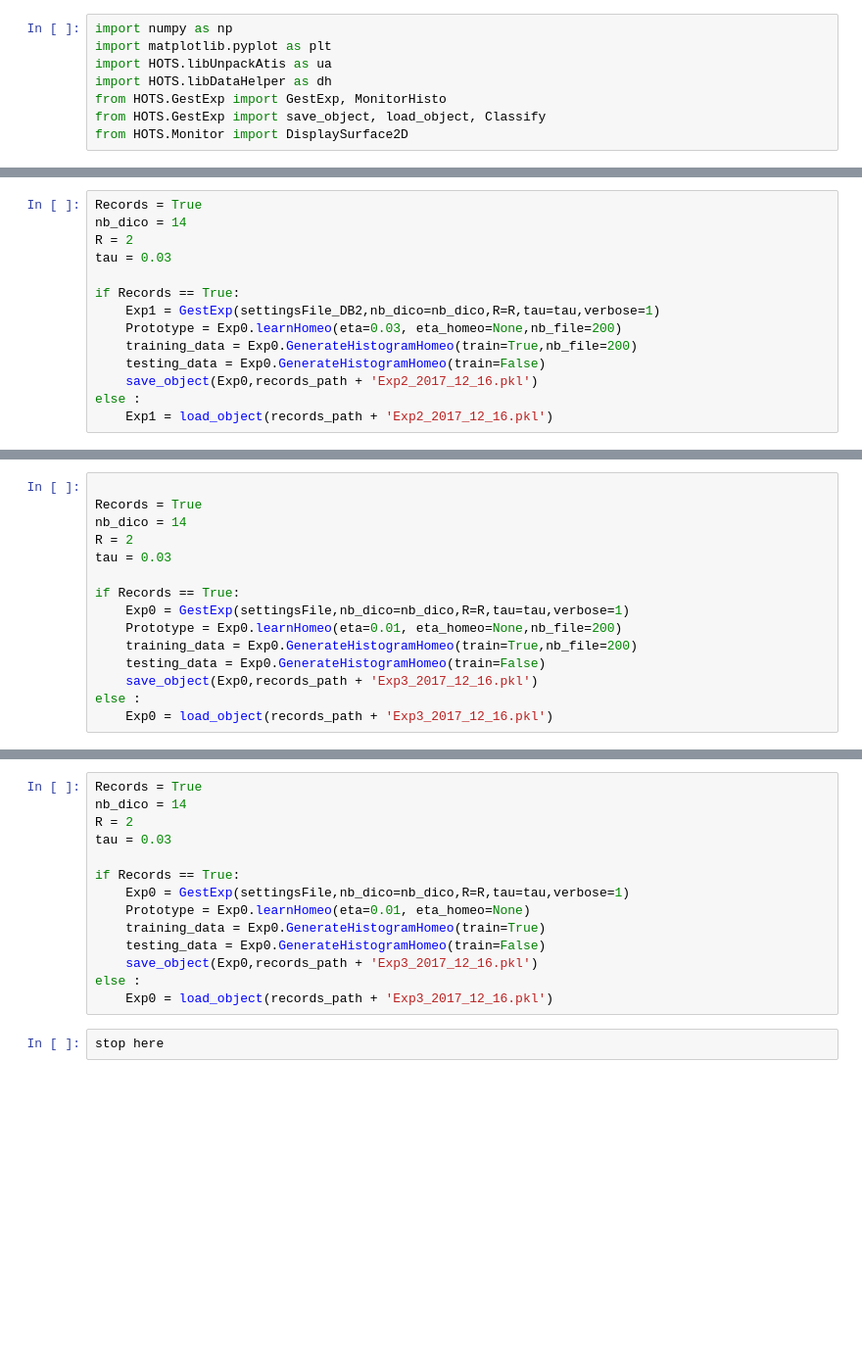
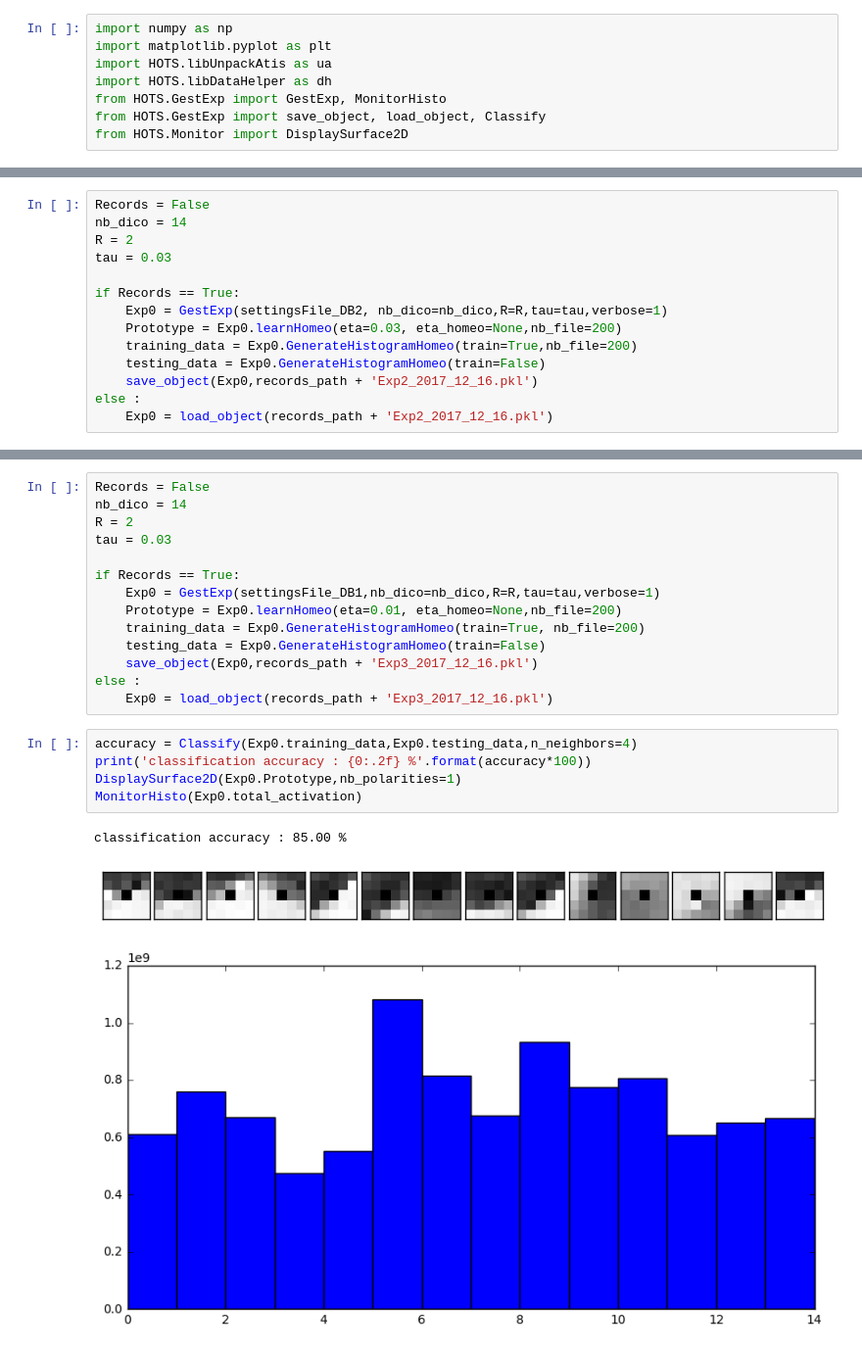
Before and after one commit to VictorBoutin/HOTS, a Jupyter notebook: Probe/EXP_04b_GestureDatabaseCorr.ipynb, the cells around one changed output, grey strips where cells are left out. Shown at 98% size. Cells and saved outputs as stored; diff of their text form; blank space fills up the shorter version.

```diff
--- a/Probe/EXP_04b_GestureDatabaseCorr.ipynb
+++ b/Probe/EXP_04b_GestureDatabaseCorr.ipynb
@@ -49,14 +45,14 @@ classification accuracy : 75.00 %
 # %%
-Records = True
+Records = False
 nb_dico = 14
 R = 2
 tau = 0.03
 
 if Records == True:
-    Exp1 = GestExp(settingsFile_DB2,nb_dico=nb_dico,R=R,tau=tau,verbose=1)
+    Exp0 = GestExp(settingsFile_DB2, nb_dico=nb_dico,R=R,tau=tau,verbose=1)
     Prototype = Exp0.learnHomeo(eta=0.03, eta_homeo=None,nb_file=200)
     training_data = Exp0.GenerateHistogramHomeo(train=True,nb_file=200)
     testing_data = Exp0.GenerateHistogramHomeo(train=False)
     save_object(Exp0,records_path + 'Exp2_2017_12_16.pkl')
 else :
-    Exp1 = load_object(records_path + 'Exp2_2017_12_16.pkl')
+    Exp0 = load_object(records_path + 'Exp2_2017_12_16.pkl')
@@ -90,18 +59,3 @@ stop_here
-# %%
-
-Records = True
-nb_dico = 14
-R = 2
-tau = 0.03
-
-if Records == True:
-    Exp0 = GestExp(settingsFile,nb_dico=nb_dico,R=R,tau=tau,verbose=1)
-    Prototype = Exp0.learnHomeo(eta=0.01, eta_homeo=None,nb_file=200)
-    training_data = Exp0.GenerateHistogramHomeo(train=True,nb_file=200)
-    testing_data = Exp0.GenerateHistogramHomeo(train=False)
-    save_object(Exp0,records_path + 'Exp3_2017_12_16.pkl')
-else :
-    Exp0 = load_object(records_path + 'Exp3_2017_12_16.pkl')
 # %%
 accuracy = Classify(Exp0.training_data,Exp0.testing_data, n_neighbors=4)
 print('classification accuracy : {0:.2f} %'.format(accuracy*100))
@@ -112,16 +70,23 @@ stop_here
 # %%
-Records = True
+Records = False
 nb_dico = 14
 R = 2
 tau = 0.03
 
 if Records == True:
-    Exp0 = GestExp(settingsFile,nb_dico=nb_dico,R=R,tau=tau,verbose=1)
-    Prototype = Exp0.learnHomeo(eta=0.01, eta_homeo=None)
-    training_data = Exp0.GenerateHistogramHomeo(train=True)
+    Exp0 = GestExp(settingsFile_DB1,nb_dico=nb_dico,R=R,tau=tau,verbose=1)
+    Prototype = Exp0.learnHomeo(eta=0.01, eta_homeo=None,nb_file=200)
+    training_data = Exp0.GenerateHistogramHomeo(train=True, nb_file=200)
     testing_data = Exp0.GenerateHistogramHomeo(train=False)
     save_object(Exp0,records_path + 'Exp3_2017_12_16.pkl')
 else :
     Exp0 = load_object(records_path + 'Exp3_2017_12_16.pkl')
-# %%
-stop here
+# %%
+accuracy = Classify(Exp0.training_data,Exp0.testing_data,n_neighbors=4)
+print('classification accuracy : {0:.2f} %'.format(accuracy*100))
+DisplaySurface2D(Exp0.Prototype,nb_polarities=1)
+MonitorHisto(Exp0.total_activation)
+# %% [output]
+classification accuracy : 85.00 %
+[figure, added]
+[figure, added]
```
Also changed, not shown: parts of 32 cells of this notebook, 15 other files.
